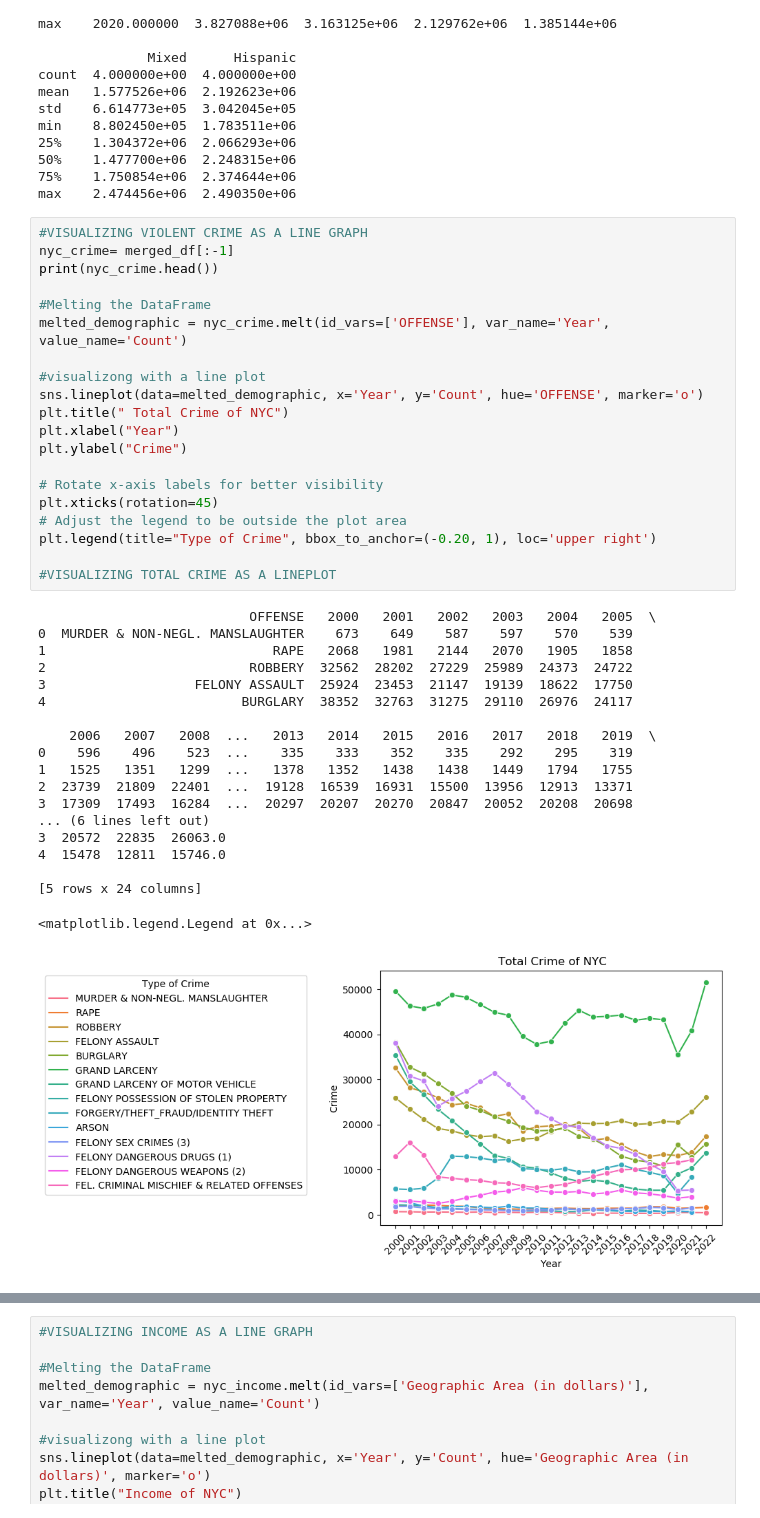
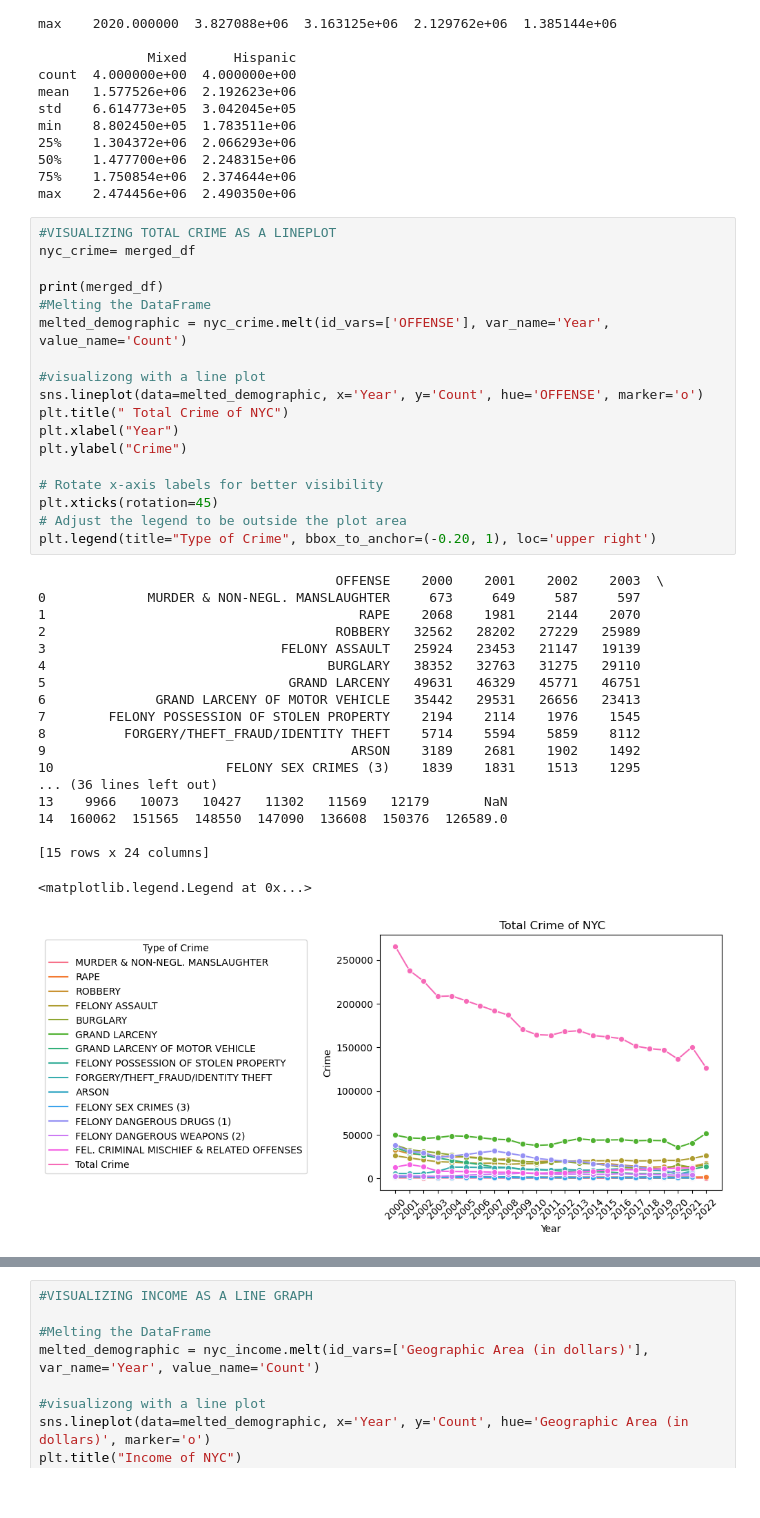
Before and after one commit to anikasparkle22/Info2950_final, a Jupyter notebook: Info 2950 Final.ipynb, the cells around one changed output, grey strips where cells are left out. Cells and saved outputs as stored; diff of their text form.

```diff
--- a/Info 2950 Final.ipynb
+++ b/Info 2950 Final.ipynb
@@ -211,42 +232,40 @@ min    8.802450e+05  1.783511e+06
 75%    1.750854e+06  2.374644e+06
 max    2.474456e+06  2.490350e+06
 # %%
-#VISUALIZING VIOLENT CRIME AS A LINE GRAPH
-nyc_crime= merged_df[:-1]
-print(nyc_crime.head())
+#VISUALIZING TOTAL CRIME AS A LINEPLOT
+nyc_crime= merged_df
 
+print(merged_df)
 #Melting the DataFrame
 melted_demographic = nyc_crime.melt(id_vars=['OFFENSE'], var_name='Year', value_name='Count')
 
 #visualizong with a line plot
 sns.lineplot(data=melted_demographic, x='Year', y='Count', hue='OFFENSE', marker='o')
 plt.title(" Total Crime of NYC")
 plt.xlabel("Year")
 plt.ylabel("Crime")
 
 # Rotate x-axis labels for better visibility
 plt.xticks(rotation=45)
 # Adjust the legend to be outside the plot area
 plt.legend(title="Type of Crime", bbox_to_anchor=(-0.20, 1), loc='upper right')
-
-#VISUALIZING TOTAL CRIME AS A LINEPLOT
 # %% [output]
-                           OFFENSE   2000   2001   2002   2003   2004   2005  \
-0  MURDER & NON-NEGL. MANSLAUGHTER    673    649    587    597    570    539
-1                             RAPE   2068   1981   2144   2070   1905   1858
-2                          ROBBERY  32562  28202  27229  25989  24373  24722
-3                   FELONY ASSAULT  25924  23453  21147  19139  18622  17750
-4                         BURGLARY  38352  32763  31275  29110  26976  24117
+                                      OFFENSE    2000    2001    2002    2003  \
+0             MURDER & NON-NEGL. MANSLAUGHTER     673     649     587     597
+1                                        RAPE    2068    1981    2144    2070
+2                                     ROBBERY   32562   28202   27229   25989
+3                              FELONY ASSAULT   25924   23453   21147   19139
+4                                    BURGLARY   38352   32763   31275   29110
+5                               GRAND LARCENY   49631   46329   45771   46751
+6              GRAND LARCENY OF MOTOR VEHICLE   35442   29531   26656   23413
+7        FELONY POSSESSION OF STOLEN PROPERTY    2194    2114    1976    1545
+8          FORGERY/THEFT_FRAUD/IDENTITY THEFT    5714    5594    5859    8112
+9                                       ARSON    3189    2681    1902    1492
+10                      FELONY SEX CRIMES (3)    1839    1831    1513    1295
+... (36 lines left out)
+13    9966   10073   10427   11302   11569   12179       NaN
+14  160062  151565  148550  147090  136608  150376  126589.0
 
-    2006   2007   2008  ...   2013   2014   2015   2016   2017   2018   2019  \
-0    596    496    523  ...    335    333    352    335    292    295    319
-1   1525   1351   1299  ...   1378   1352   1438   1438   1449   1794   1755
-2  23739  21809  22401  ...  19128  16539  16931  15500  13956  12913  13371
-3  17309  17493  16284  ...  20297  20207  20270  20847  20052  20208  20698
-... (6 lines left out)
-3  20572  22835  26063.0
-4  15478  12811  15746.0
-
-[5 rows x 24 columns]
+[15 rows x 24 columns]
 <matplotlib.legend.Legend at 0x...>
-[figure, old version]
+[figure, new version]
```
Also changed, not shown: parts of 7 cells of this notebook.
